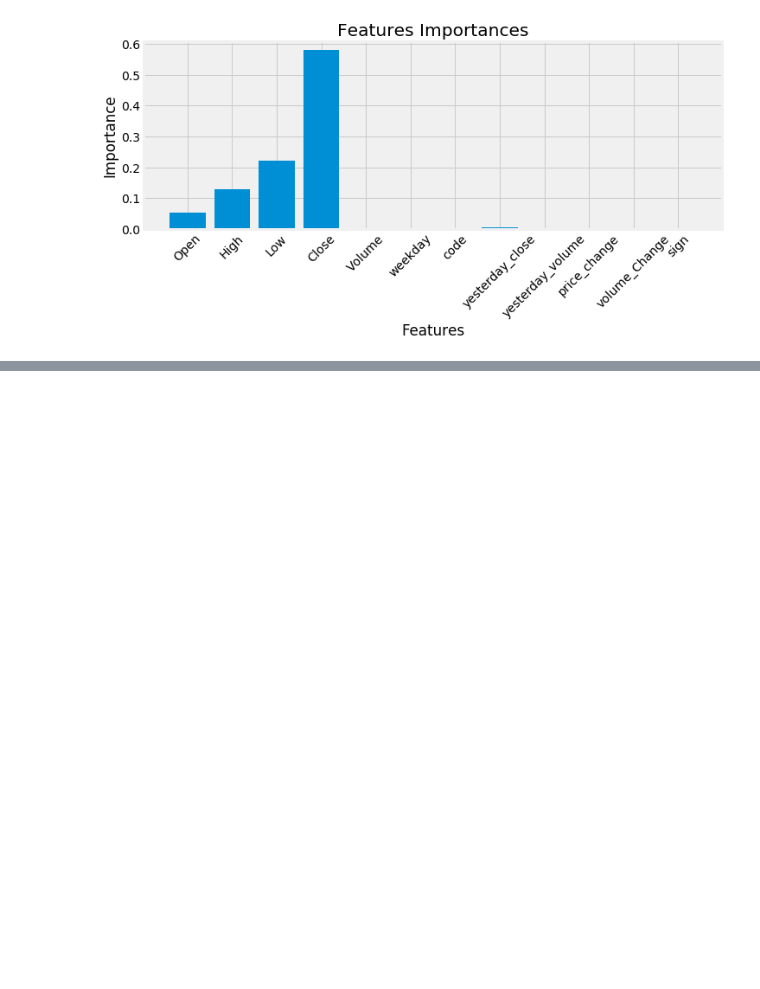
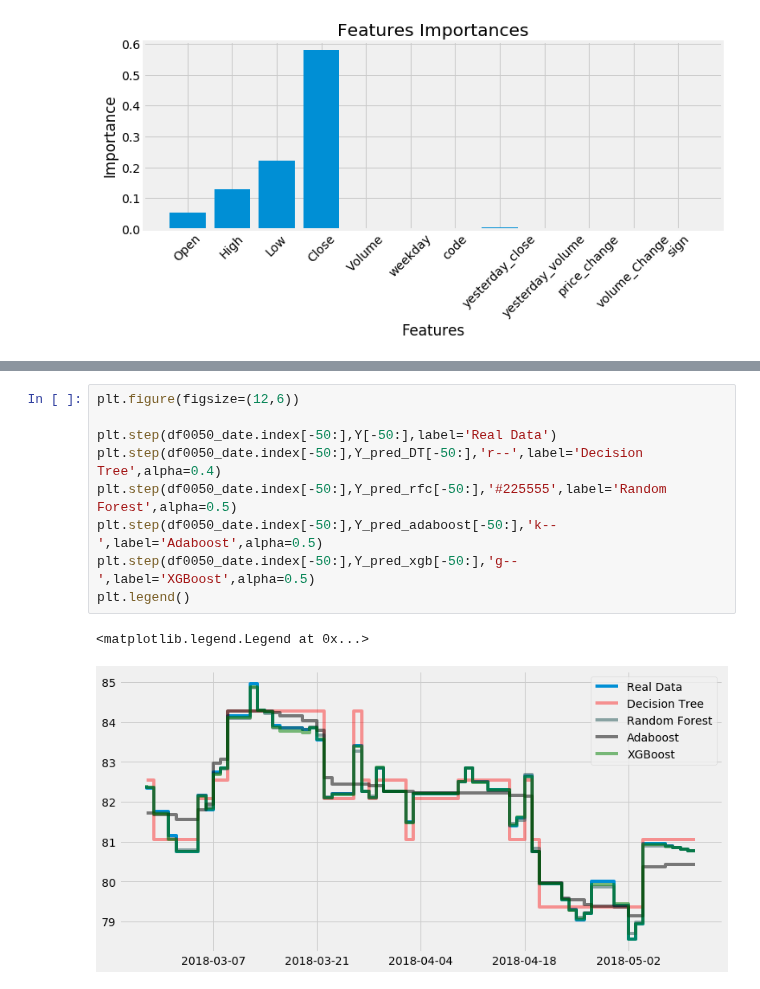
Before and after one commit to cchuang2009/2016-1, a Jupyter notebook: BigData/Tbrain/FinelizeTheDataBoostetal.ipynb, the cells around one changed output, grey strips where cells are left out. Cells and saved outputs as stored; diff of their text form; blank space fills up the shorter version.

```diff
--- a/BigData/Tbrain/FinelizeTheDataBoostetal.ipynb
+++ b/BigData/Tbrain/FinelizeTheDataBoostetal.ipynb
@@ -325,0 +371,12 @@ plt.ylabel('Importance'); plt.xlabel('Features'); plt.title('Features Importance
+# %%
+plt.figure(figsize=(12,6))
+
+plt.step(df0050_date.index[-50:],Y[-50:],label='Real Data')
+plt.step(df0050_date.index[-50:],Y_pred_DT[-50:],'r--',label='Decision Tree',alpha=0.4)
+plt.step(df0050_date.index[-50:],Y_pred_rfc[-50:],'#225555',label='Random Forest',alpha=0.5)
+plt.step(df0050_date.index[-50:],Y_pred_adaboost[-50:],'k--',label='Adaboost',alpha=0.5)
+plt.step(df0050_date.index[-50:],Y_pred_xgb[-50:],'g--',label='XGBoost',alpha=0.5)
+plt.legend()
+# %% [output]
+<matplotlib.legend.Legend at 0x...>
+[figure, added]
```
Also changed, not shown: parts of 12 cells of this notebook.
